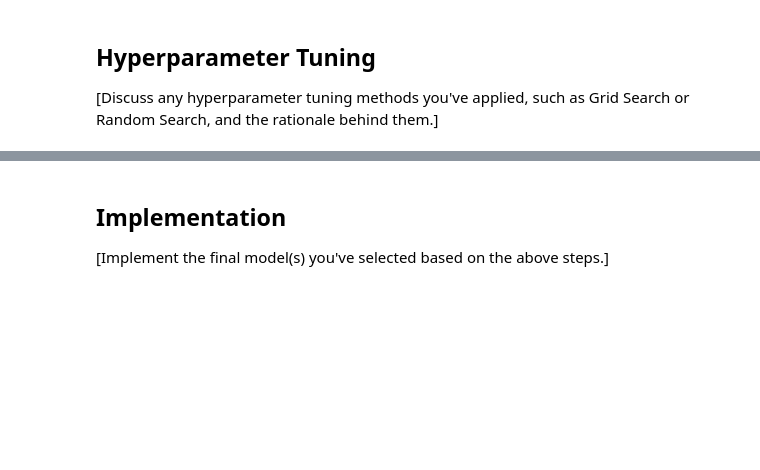
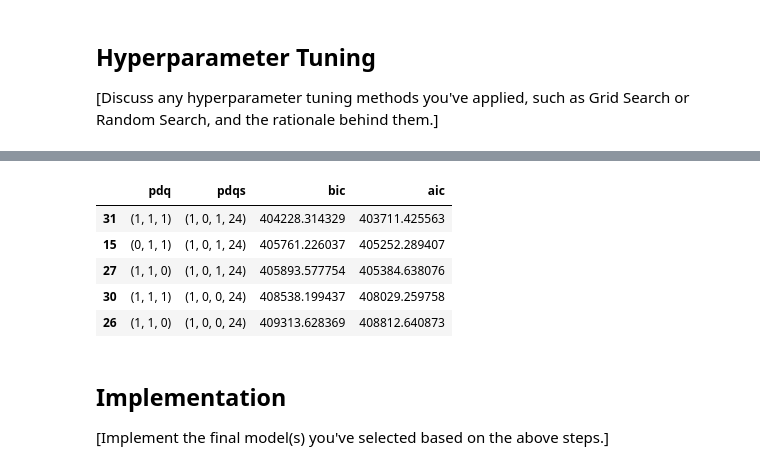
Before and after one commit to EjoelM/Opencampus_SH_TimeSeries_Energy, a Jupyter notebook: 3_Models/arima_test.ipynb, the cells around one changed output, grey strips where cells are left out. Saved outputs shown, nothing was run; the diff lists cells and outputs as text; code cells hidden in the pictures; blank space fills up the shorter version.

```diff
--- a/3_Models/arima_test.ipynb
+++ b/3_Models/arima_test.ipynb
@@ -83,33 +87,40 @@ def run_grid_search(p_max: int, q_max: int, d_max: int):
     # Generate all different combinations of seasonal p, q and q triplets
     seasonal_pdq = [(x[0], x[1], x[2], 24) for x in list(itertools.product(p, d, q))]
 
-    warnings.filterwarnings("ignore") # specify to ignore warning messages
+    warnings.filterwarnings("ignore")  # specify to ignore warning messages
     i = 0
-    AIC = []
-    SARIMAX_model = []
+    ans = []
     for param in pdq:
         for param_seasonal in seasonal_pdq:
             try:
-                i+=1
-                print('The iteration',i)
-                print('length of pdq',len(pdq))
-                print('length of seasonalpdq',len(seasonal_pdq))
-                mod = sm.tsa.statespace.SARIMAX(endog=y_train,
-                                                exog=X_train,
-                                                order=param,
-                                                seasonal_order=param_seasonal,
-                                                enforce_stationarity=False,
-                                                enforce_invertibility=False)
+                i += 1
+                print('# iteration: ', i)
+                print('length of pdq: ', len(pdq))
+                print('length of seasonalpdq: ', len(seasonal_pdq))
+                sarimax_model_grid_search = sm.tsa.statespace.SARIMAX(
+                    endog=y_train, exog=X_train, order=param, seasonal_order=param_seasonal, enforce_stationarity=False,
+                    enforce_invertibility=False, freq="H")
 
-                results = mod.fit()
+                results = sarimax_model_grid_search.fit()
+                ans.append([param, param_seasonal, results.bic, results.aic])
+                print('SARIMAX{}x{} - AIC:{}'.format(param, param_seasonal, results.aic))
+                print('---')
 
-                print('SARIMAX{}x{} - AIC:{}'.format(param, param_seasonal, results.aic), end='\r')
-                AIC.append(results.aic)
-                SARIMAX_model.append([param, param_seasonal])
             except:
                 continue
 
-    print('The smallest AIC is {} for model SARIMAX{}x{}'.format(min(AIC), SARIMAX_model[AIC.index(min(AIC))][0],SARIMAX_model[AIC.index(min(AIC))][1]))
+    # Convert into dataframe
+    ans_df = pd.DataFrame(ans, columns=['pdq', 'pdqs', 'bic', 'aic'])
 
-# run_grid_search(2, 2, 2)
+    # Sort and return top 5 combinations
+    ans_df = ans_df.sort_values(by=['bic'], ascending=True)[0:5]
+
+    return ans_df
+
+
+# print('The smallest AIC is {} for model SARIMAX{}x{}'.format(min(aic), sarimax_model[aic.index(min(aic))][0],
+#                                                              sarimax_model[aic.index(min(aic))][1]))
+
+grid = run_grid_search(2, 2, 2)
+grid
 # %% [output]
@@ -133,3 +144,9 @@ The smallest AIC is 403711.4255634404 for model SARIMAX(1, 1, 1)x(1, 0, 1, 24)
+|  | pdq | pdqs | bic | aic |
+| 31 | (1, 1, 1) | (1, 0, 1, 24) | 404228.314329 | 403711.425563 |
+| 15 | (0, 1, 1) | (1, 0, 1, 24) | 405761.226037 | 405252.289407 |
+| 27 | (1, 1, 0) | (1, 0, 1, 24) | 405893.577754 | 405384.638076 |
+| 30 | (1, 1, 1) | (1, 0, 0, 24) | 408538.199437 | 408029.259758 |
+| 26 | (1, 1, 0) | (1, 0, 0, 24) | 409313.628369 | 408812.640873 |
 # %% [markdown]
 ## Implementation
 
```
Also changed, not shown: parts of 15 cells of this notebook.
